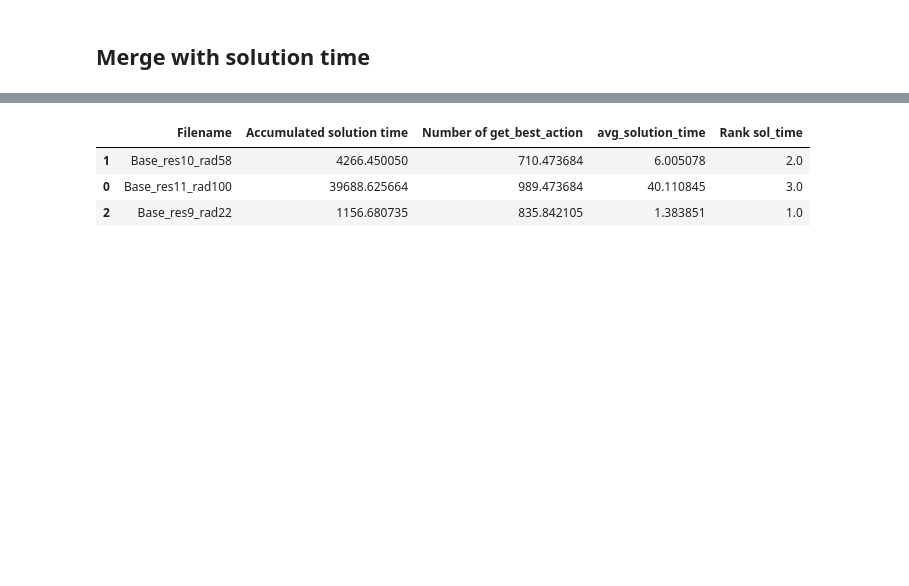
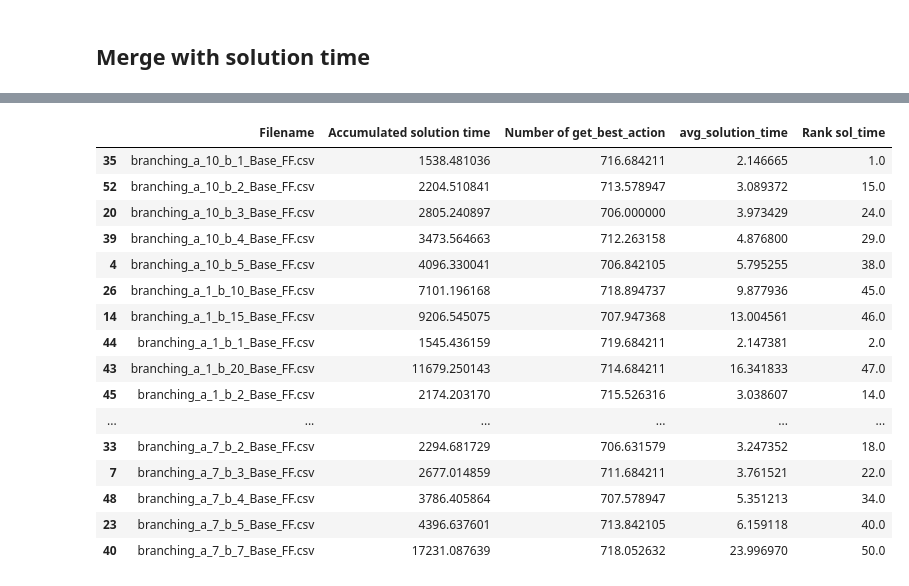
Before and after one commit to EECS-NTNU/FOMOsim, a Jupyter notebook: visualize_results_csv.ipynb, the cells around one changed output, grey strips where cells are left out. Cells and saved outputs as stored; diff of their text form; code cells hidden in the pictures; blank space fills up the shorter version.

Commit message:
fix operational radius and final config of policies

```diff
--- a/visualize_results_csv.ipynb
+++ b/visualize_results_csv.ipynb
@@ -33,7 +33,7 @@ def read_csv(policy_name, dir, is_SB, case, file_or_folder):
 
     fix_dfs = []
     for df in dataframes:
-        if case == 'sol_time':
+        if case.startswith('sol_time'):
             selected_columns = columns_sol_time
         elif is_SB:
             selected_columns = columns_sb
@@ -56,7 +56,7 @@ def make_pie(column_means):
 # %% [markdown]
 ### Rank the results
 # %%
-dir = '/Users/isabellam/NTNU/H2023/Prosjektoppgave/fomo/policies/hlv_master/results/num_clusters'
-dataframes, filenames = read_csv('Base', dir, False, 'num_clusters', 'file')
+dir = '/Users/isabellam/NTNU/H2023/Prosjektoppgave/fomo/policies/hlv_master/results/inventory_balance'
+dataframes, filenames = read_csv('FF_Base', dir, False, 'FF_Base', 'folder')
 filenames
 # %% [output]
@@ -96,7 +94,7 @@ KeyError: "['Filename', 'Escooter Arrivals'] not found in axis"
 # %% [markdown]
 ## SB TABLE
 # %%
-dataframes2, filenames2 = read_csv('Collab3', dir, True, 'adjustment')
+dataframes2, filenames2 = read_csv('Collab3', dir, True, 'adjustment', 'file')
 
 means2 = []
 for i in range(len(dataframes2)):
@@ -169,6 +167,6 @@ df
 # %% [markdown]
 ## Merge with solution time
 # %%
-dataframes2, filenames2 = read_csv('Base', dir, True, 'sol_time')
+dataframes2, filenames2 = read_csv('Base', dir, True, 'sol_time', 'file')
 filenames2
 # %% [output]
@@ -176,31 +190,44 @@ filenames2
 # %%
 import numpy as np
 
 means2 = []
 for i in range(len(dataframes2)):
     dataframe2 = dataframes2[i]
     filename2 = filenames2[i]
 
     mean_series2 = dataframe2.mean()
-    mean_series2['Filename'] = filename2
+    mean_series2['Filename'] = filename2[9:]
     means2.append(mean_series2)
 
 new_df2 = pd.DataFrame(means2)
 
 new_df2['avg_solution_time'] = new_df2['Accumulated solution time'].astype(float) / new_df2['Number of get_best_action'].replace(0, np.nan).astype(float)
 
 new_df2['Rank sol_time'] = new_df2['avg_solution_time'].rank(method='min')
 
 new_column_order1 = ['Filename', 'Accumulated solution time', 'Number of get_best_action', 'avg_solution_time', 'Rank sol_time']
 new_df2 = new_df2[new_column_order1]
 new_df2 = new_df2.sort_values('Filename')
 
 new_df2
 # %% [output]
 |  | Filename | Accumulated solution time | Number of get_best_action | avg_solution_time | Rank sol_time |
-| 1 | Base_res10_rad58 | 4266.450050 | 710.473684 | 6.005078 | 2.0 |
-| 0 | Base_res11_rad100 | 39688.625664 | 989.473684 | 40.110845 | 3.0 |
-| 2 | Base_res9_rad22 | 1156.680735 | 835.842105 | 1.383851 | 1.0 |
+| 35 | branching_a_10_b_1_Base_FF.csv | 1538.481036 | 716.684211 | 2.146665 | 1.0 |
+| 52 | branching_a_10_b_2_Base_FF.csv | 2204.510841 | 713.578947 | 3.089372 | 15.0 |
+| 20 | branching_a_10_b_3_Base_FF.csv | 2805.240897 | 706.000000 | 3.973429 | 24.0 |
+| 39 | branching_a_10_b_4_Base_FF.csv | 3473.564663 | 712.263158 | 4.876800 | 29.0 |
+| 4 | branching_a_10_b_5_Base_FF.csv | 4096.330041 | 706.842105 | 5.795255 | 38.0 |
+| 26 | branching_a_1_b_10_Base_FF.csv | 7101.196168 | 718.894737 | 9.877936 | 45.0 |
+| 14 | branching_a_1_b_15_Base_FF.csv | 9206.545075 | 707.947368 | 13.004561 | 46.0 |
+| 44 | branching_a_1_b_1_Base_FF.csv | 1545.436159 | 719.684211 | 2.147381 | 2.0 |
+| 43 | branching_a_1_b_20_Base_FF.csv | 11679.250143 | 714.684211 | 16.341833 | 47.0 |
+| 45 | branching_a_1_b_2_Base_FF.csv | 2174.203170 | 715.526316 | 3.038607 | 14.0 |
+| ... | ... | ... | ... | ... | ... |
+| 33 | branching_a_7_b_2_Base_FF.csv | 2294.681729 | 706.631579 | 3.247352 | 18.0 |
+| 7 | branching_a_7_b_3_Base_FF.csv | 2677.014859 | 711.684211 | 3.761521 | 22.0 |
+| 48 | branching_a_7_b_4_Base_FF.csv | 3786.405864 | 707.578947 | 5.351213 | 34.0 |
+| 23 | branching_a_7_b_5_Base_FF.csv | 4396.637601 | 713.842105 | 6.159118 | 40.0 |
+| 40 | branching_a_7_b_7_Base_FF.csv | 17231.087639 | 718.052632 | 23.996970 | 50.0 |
 # %%
 merged_df = pd.merge(new_df, new_df2, on='Filename', how='inner')
 df = merged_df
```
Also changed, not shown: parts of 9 cells of this notebook, 16 other files.
